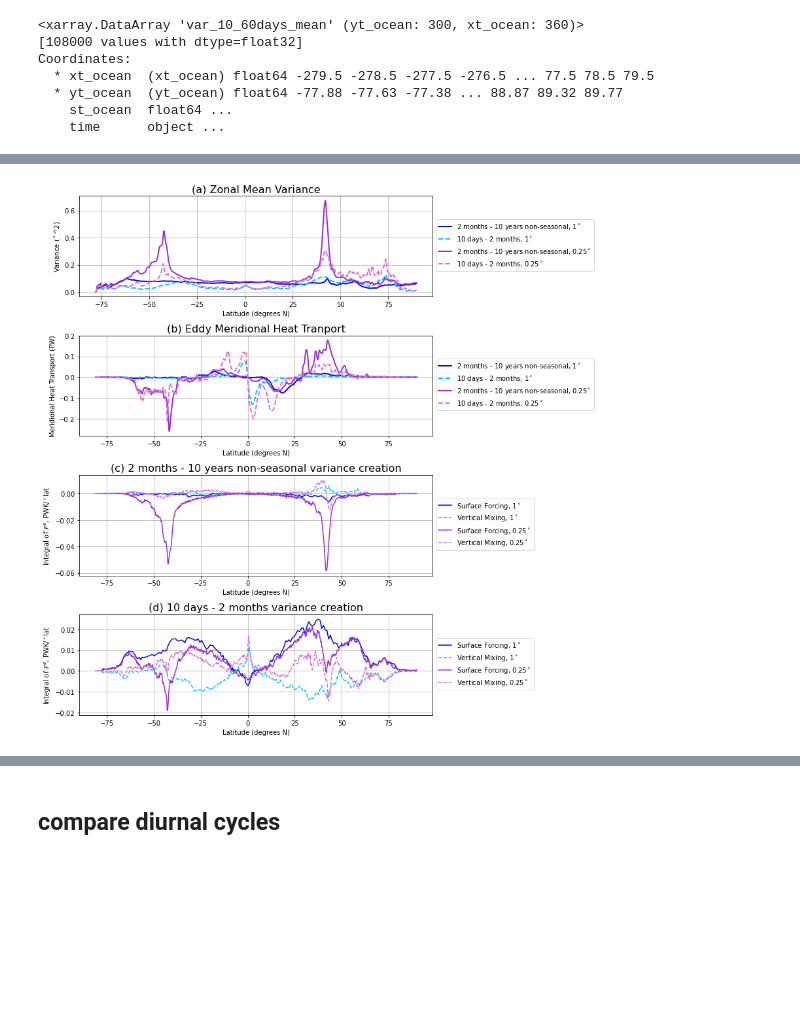
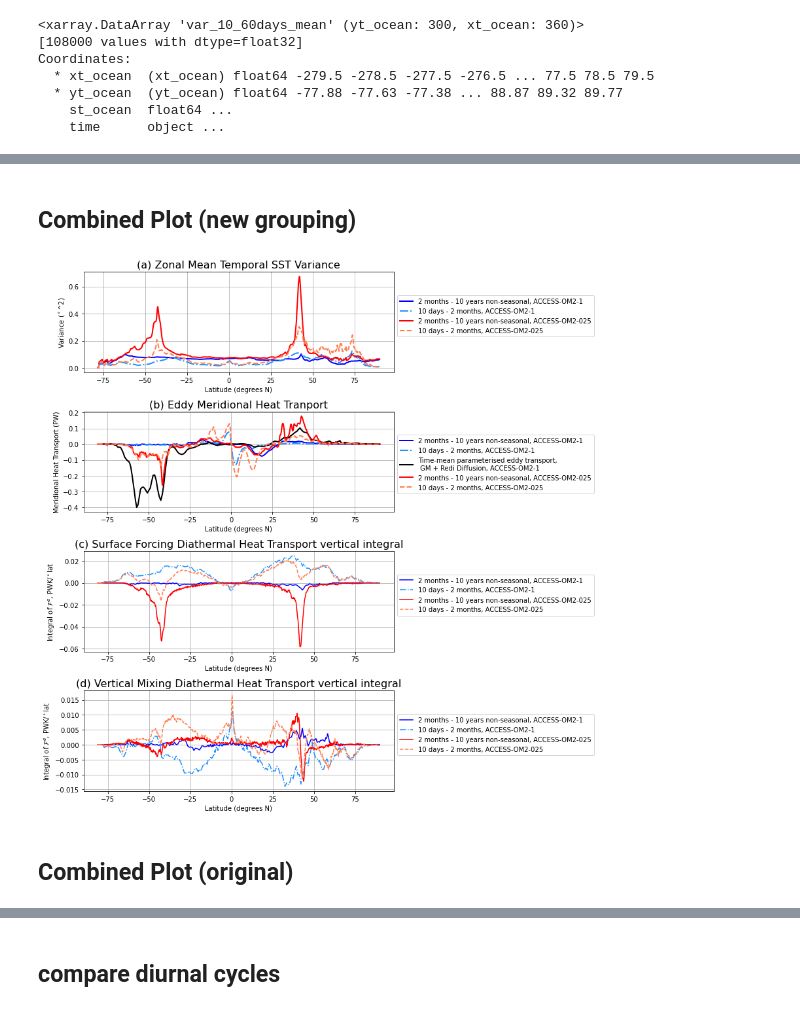
Before and after one commit to claireyung/Eddy_Diathermal_Code, a Jupyter notebook: Compare_1_0.25.ipynb, the cells around one changed output, grey strips where cells are left out. Saved outputs shown, nothing was run; the diff lists cells and outputs as text; code cells hidden in the pictures; blank space fills up the shorter version.

Commit message:
update comparison models plot

```diff
--- a/Compare_1_0.25.ipynb
+++ b/Compare_1_0.25.ipynb
@@ -501,0 +497,20 @@ var_lt_025 = (var_lt_mean_025*fgrd.area_t).sum('xt_ocean')/(fgrd.area_t).sum('xt
+# %%
+## load relevant variables
+
+temp_yflux_gm_on_nrho = fwmass_1yr1deg.temp_yflux_gm_on_nrho
+temp_yflux_submeso_on_nrho = fwmass_1yr1deg.temp_yflux_submeso_on_nrho
+temp_yflux_ndiffuse_on_nrho = fwmass_1yr1deg.temp_yflux_ndiffuse_on_nrho
+# %%
+def weighted_time_mean(variable):
+    month_length = variable.time.dt.days_in_month
+    time_mean = (variable*month_length).sum('time')/(month_length.sum('time'))
+    return time_mean
+# %%
+temp_yflux_gm_on_nrho = weighted_time_mean(temp_yflux_gm_on_nrho)
+temp_yflux_gm_on_nrho.load()
+
+temp_yflux_submeso_on_nrho = weighted_time_mean(temp_yflux_submeso_on_nrho)
+temp_yflux_submeso_on_nrho.load()
+
+temp_yflux_ndiffuse_on_nrho = weighted_time_mean(temp_yflux_ndiffuse_on_nrho)
+temp_yflux_ndiffuse_on_nrho.load()
@@ -502,60 +543,68 @@ var_lt_025 = (var_lt_mean_025*fgrd.area_t).sum('xt_ocean')/(fgrd.area_t).sum('xt
+# %% [markdown]
+## Combined Plot (new grouping)
 # %%
 fig = plt.figure(figsize = (12,12))
 plt.subplot(4,1,1)
 
-(var_lt_1).plot(label='2 months - 10 years non-seasonal, 1$^\circ$',linewidth=2, color = 'blue',linestyle = '-')
-(var_2mo_1).plot(label='10 days - 2 months, 1$^\circ$',linewidth=2, color = 'deepskyblue',linestyle = '--')
-(var_lt_025).plot(label='2 months - 10 years non-seasonal, 0.25$^\circ$',linewidth=2, color = 'darkorchid',linestyle = '-')
-(var_2mo_025).plot(label='10 days - 2 months, 0.25$^\circ$',linewidth=2, color = 'orchid',linestyle = '--')
+(var_lt_1).plot(label='2 months - 10 years non-seasonal, ACCESS-OM2-1',linewidth=2, color = 'blue',linestyle = '-')
+(var_2mo_1).plot(label='10 days - 2 months, ACCESS-OM2-1',linewidth=2, color = 'dodgerblue',linestyle = '-.')
+(var_lt_025).plot(label='2 months - 10 years non-seasonal, ACCESS-OM2-025',linewidth=2, color = 'red',linestyle = '-')
+(var_2mo_025).plot(label='10 days - 2 months, ACCESS-OM2-025',linewidth=2, color = 'coral',linestyle = '--')
 
 plt.xlabel('Latitude (degrees N)')
 plt.legend(bbox_to_anchor = (1,0.8), loc = 'upper left')
-plt.title('(a) Zonal Mean Variance', fontsize = 16)
+plt.title('(a) Zonal Mean Temporal SST Variance', fontsize = 16)
 plt.ylabel('Variance ($^\circ$^2)')
 plt.grid()
 
 plt.subplot(4,1,2)
-(Hf_lt_1.sum('grid_xt_ocean')/1.e15).isel(neutral=-1).plot(label='2 months - 10 years non-seasonal, 1$^\circ$',linewidth=2, color = 'blue',linestyle = '-')
-(Hf_TIWs_1.sum('grid_xt_ocean')/1.e15).isel(neutral=-1).plot(label='10 days - 2 months, 1$^\circ$',linewidth=2, color = 'deepskyblue',linestyle = '--')
-(Hf_lt_025.sum('grid_xt_ocean')/1.e15).isel(neutral=-1).plot(label='2 months - 10 years non-seasonal, 0.25$^\circ$',linewidth=2, color = 'darkorchid',linestyle = '-')
-(Hf_TIWs_025.sum('grid_xt_ocean')/1.e15).isel(neutral=-1).plot(label='10 days - 2 months, 0.25$^\circ$',linewidth=2, color = 'orchid',linestyle = '--')
+(Hf_lt_1.sum('grid_xt_ocean')/1.e15).isel(neutral=-1).plot(label='2 months - 10 years non-seasonal, ACCESS-OM2-1',linewidth=2, color = 'blue',linestyle = '-')
+(Hf_TIWs_1.sum('grid_xt_ocean')/1.e15).isel(neutral=-1).plot(label='10 days - 2 months, ACCESS-OM2-1',linewidth=2, color = 'dodgerblue',linestyle = '-.')
+((temp_yflux_gm_on_nrho+temp_yflux_ndiffuse_on_nrho)/1.e15).sum('grid_xt_ocean').sum('neutral').plot(label='Time-mean parameterised eddy transport,\n GM + Redi Diffusion, ACCESS-OM2-1',linewidth=2, color = 'k',linestyle = '-')
+
+(Hf_lt_025.sum('grid_xt_ocean')/1.e15).isel(neutral=-1).plot(label='2 months - 10 years non-seasonal, ACCESS-OM2-025',linewidth=2, color = 'red',linestyle = '-')
+(Hf_TIWs_025.sum('grid_xt_ocean')/1.e15).isel(neutral=-1).plot(label='10 days - 2 months, ACCESS-OM2-025',linewidth=2, color = 'coral',linestyle = '--')
+
 
 plt.ylabel('Meridional Heat Transport (PW)')
 plt.xlabel('Latitude (degrees N)')
 plt.legend(bbox_to_anchor = (1,0.8), loc = 'upper left')
 plt.title('(b) Eddy Meridional Heat Tranport', fontsize = 16)
 plt.grid()
 
 plt.subplot(4,1,3)
+(SF_lt_1.sum('grid_xt_ocean')/dy1/1.e15*dT1).sum('neutralrho_edges').plot(label = '2 months - 10 years non-seasonal, ACCESS-OM2-1', color = 'blue',linestyle = '-')
+(SF_TIWs_1.sum('grid_xt_ocean')/dy1/1.e15*dT1).sum('neutralrho_edges').plot(label = '10 days - 2 months, ACCESS-OM2-1', color = 'dodgerblue',linestyle = '-.')
 
-(SF_lt_1.sum('grid_xt_ocean')/dy1/1.e15*dT1).sum('neutralrho_edges').plot(label = 'Surface Forcing, 1$^\circ$', color = 'blue',linestyle = '-')
-(MX_lt_1.sum('grid_xt_ocean')/dy1/1.e15*dT1).sum('neutralrho_edges').plot(label = 'Vertical Mixing, 1$^\circ$', color = 'deepskyblue',linestyle = '--')
-(SF_lt_025.sum('grid_xt_ocean')/dy/1.e15*dT).sum('neutralrho_edges').plot(label = 'Surface Forcing, 0.25$^\circ$', color = 'darkorchid',linestyle = '-')
-(MX_lt_025.sum('grid_xt_ocean')/dy/1.e15*dT).sum('neutralrho_edges').plot(label = 'Vertical Mixing, 0.25$^\circ$', color = 'orchid',linestyle = '--')
+(SF_lt_025.sum('grid_xt_ocean')/dy/1.e15*dT).sum('neutralrho_edges').plot(label = '2 months - 10 years non-seasonal, ACCESS-OM2-025', color = 'red',linestyle = '-')
+(SF_TIWs_025.sum('grid_xt_ocean')/dy/1.e15*dT).sum('neutralrho_edges').plot(label = '10 days - 2 months, ACCESS-OM2-025', color = 'coral',linestyle = '--')
 
 plt.ylabel('Integral of $\mathcal{F}^e$, PWK/$^\circ$lat')
 plt.xlabel('Latitude (degrees N)')
 plt.legend(bbox_to_anchor = (1,0.8), loc = 'upper left')
-plt.title('(c) 2 months - 10 years non-seasonal variance creation', fontsize = 16)
+plt.title('(c) Surface Forcing Diathermal Heat Transport vertical integral', fontsize = 16)
 plt.grid()
 
 plt.subplot(4,1,4)
 
-(SF_TIWs_1.sum('grid_xt_ocean')/dy1/1.e15*dT1).sum('neutralrho_edges').plot(label = 'Surface Forcing, 1$^\circ$', color = 'blue',linestyle = '-')
-(MX_TIWs_1.sum('grid_xt_ocean')/dy1/1.e15*dT1).sum('neutralrho_edges').plot(label = 'Vertical Mixing, 1$^\circ$', color = 'deepskyblue',linestyle = '--')
-(SF_TIWs_025.sum('grid_xt_ocean')/dy/1.e15*dT).sum('neutralrho_edges').plot(label = 'Surface Forcing, 0.25$^\circ$', color = 'darkorchid',linestyle = '-')
-(MX_TIWs_025.sum('grid_xt_ocean')/dy/1.e15*dT).sum('neutralrho_edges').plot(label = 'Vertical Mixing, 0.25$^\circ$', color = 'orchid',linestyle = '--')
+(MX_lt_1.sum('grid_xt_ocean')/dy1/1.e15*dT1).sum('neutralrho_edges').plot(label = '2 months - 10 years non-seasonal, ACCESS-OM2-1', color = 'blue',linestyle = '-')
+(MX_TIWs_1.sum('grid_xt_ocean')/dy1/1.e15*dT1).sum('neutralrho_edges').plot(label = '10 days - 2 months, ACCESS-OM2-1', color = 'dodgerblue',linestyle = '-.')
+
+(MX_lt_025.sum('grid_xt_ocean')/dy/1.e15*dT).sum('neutralrho_edges').plot(label = '2 months - 10 years non-seasonal, ACCESS-OM2-025', color = 'red',linestyle = '-')
+(MX_TIWs_025.sum('grid_xt_ocean')/dy/1.e15*dT).sum('neutralrho_edges').plot(label = '10 days - 2 months, ACCESS-OM2-025', color = 'coral',linestyle = '--')
 
 plt.ylabel('Integral of $\mathcal{F}^e$, PWK/$^\circ$lat')
 plt.xlabel('Latitude (degrees N)')
 plt.legend(bbox_to_anchor = (1,0.8), loc = 'upper left')
-plt.title('(d) 10 days - 2 months variance creation', fontsize = 16)
+plt.title('(d) Vertical Mixing Diathermal Heat Transport vertical integral', fontsize = 16)
 
 # plt.text(-75,0.04,'Variance creation',fontsize = 14)
 # plt.text(-75,-0.04,'Variance destruction',fontsize = 14)
 plt.grid()
 
 plt.tight_layout()
-plt.savefig('comparison_resolutions.png',dpi = 200)
+plt.savefig('comparison_resolutions_updated.png',dpi = 200)
 # %% [output]
-[figure, old version]
+[figure, new version]
+# %% [markdown]
+## Combined Plot (original)
```
Also changed, not shown: parts of 18 cells of this notebook, 3 other files.
